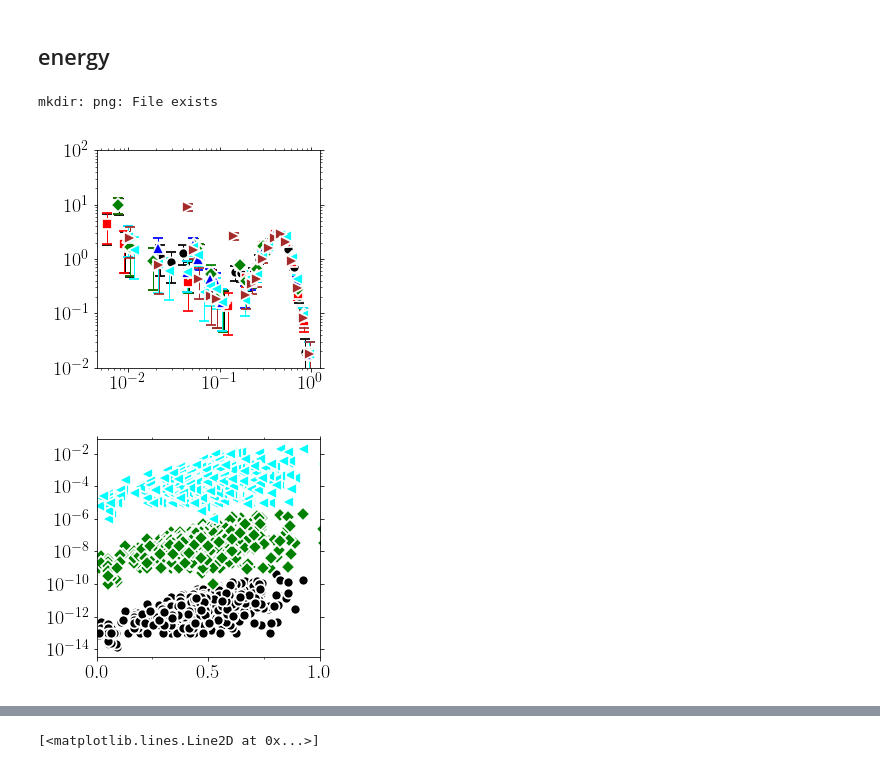
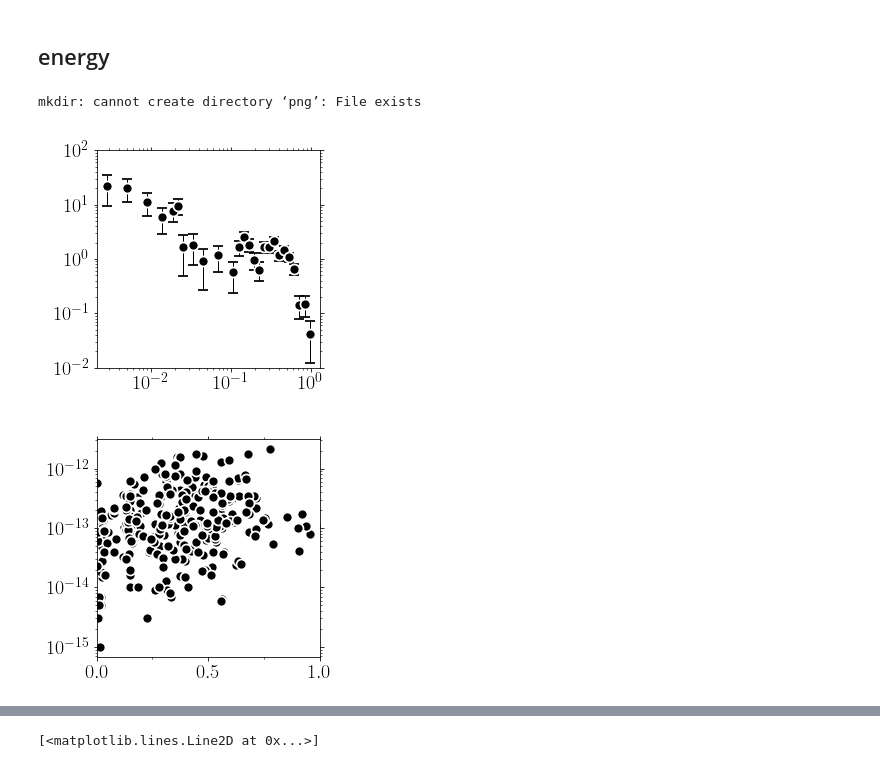
Before and after one commit to kkarimi62/vacancyDiffusion, a Jupyter notebook: postproc/postproc.ipynb, the cells around one changed output, grey strips where cells are left out. Saved outputs shown, nothing was run; the diff lists cells and outputs as text; code cells hidden in the pictures.

```diff
--- a/postproc/postproc.ipynb
+++ b/postproc/postproc.ipynb
@@ -1063,8 +1063,8 @@ if not eval(confParser['flags']['RemoteMachine']):
                      )
     #
     #--- parse data
-    temp.Parse( list(map(lambda x:'CantorNatom16KTemp%sKEnsemble8/Run%s/msd/msd.txt'%(x[0],x[1]),
-#    temp.Parse( list(map(lambda x:'NiCoCrNatom1KTemp%sK/Run%s/msd/msd.txt'%(x[0],x[1]),
+#    temp.Parse( list(map(lambda x:'CantorNatom16KTemp%sKEnsemble8/Run%s/msd/msd.txt'%(x[0],x[1]),
+    temp.Parse( list(map(lambda x:'NiCoCrNatom1KTemp%sK/Run%s/msd/msd.txt'%(x[0],x[1]),
 #    temp.Parse( list(map(lambda x:'NiNatom16KTemp%sK/Run%s/msd/msd.txt'%(x[0],x[1]),
                          temp.temps_runs ))
               )
@@ -1478,7 +1478,7 @@ class EnergyStats(Temperature):
 #        filtr = dtt > 0.0
         return dtt#[filtr]
     #
-    def PlotPdf(self,**kwargs):
+    def PlotPdf(self,column_energy = 0,**kwargs):
         #
         self.ax = utl.PltErr(None,#ans[:,0],
                         None,#1e8*ans[:,0],
@@ -1488,7 +1488,6 @@ class EnergyStats(Temperature):
         legends.Set(bbox_to_anchor=(1.0,0.5,0.5,0.5))
         #
         self.mean_rate = {}
-        column_energy = 0
         #
         for temp, indx in zip(self.temps,range(len(self.temps))):
             #--- concat. data for each temp
@@ -1503,6 +1502,12 @@ class EnergyStats(Temperature):
 #            data = np.array(data).flatten()
             #--- histogram
             hist, bin_edges, err = utl.GetPDF(data,n_per_decade=16)
+
+            #--- filtr
+            filtr = hist == err
+            hist = hist[~filtr]
+            bin_edges = bin_edges[~filtr]
+            err = err[~filtr]
         #--- plot
             utl.PltErr(bin_edges,hist,
                           yerr=err,
@@ -1520,6 +1525,55 @@ class EnergyStats(Temperature):
                    DrawFrame=DRAW_FRAME,
                    **kwargs
                   )
+    def PlotPdfConcat(self,column_energy = 0,**kwargs):
+        #
+        self.ax = utl.PltErr(None,#ans[:,0],
+                        None,#1e8*ans[:,0],
+                        attrs={'fmt':'-.r'},Plot=False)
+        symbols=utl.Symbols()
+        legends = Legends()
+        legends.Set(bbox_to_anchor=(1.0,0.5,0.5,0.5))
+        #
+        self.mean_rate = {}
+        #
+        for temp, indx in zip(self.temps,range(len(self.temps))):
+            #--- concat. data for each temp
+            data = np.concatenate(list(map(lambda x: self.data[x][:,column_energy],range(indx,indx+self.nrun))))
+            #--- remove zeros
+            data = data[data > 0.0]
+            if self.verbose:
+                print('data.shape (per temperature):',np.array(data).shape)
+            if self.verbose:
+                print('data.shape (concatenated):',data.shape)
+            #--- histogram
+#            data = np.array(data).flatten()
+            #--- histogram
+            data_concat = data.copy() if indx ==0 else np.concatenate([data_concat,data])
+        hist, bin_edges, err = utl.GetPDF(data_concat,n_per_decade=16)
+
+        #--- filtr
+        filtr = hist == err
+        hist = hist[~filtr]
+        bin_edges = bin_edges[~filtr]
+        err = err[~filtr]
+    #--- plot
+        utl.PltErr(bin_edges,hist,
+                      yerr=err,
+               attrs=symbols.GetAttrs(count=0,label=r'$%s$'%temp,fmt='.'),
+               ax = self.ax,
+               Plot=False,
+                      )
+    #
+        utl.PltErr(None,
+                   None,
+                   ax=self.ax,
+                   Plot=False,
+
+    #                    legend=legends.Get(),
+                   DrawFrame=DRAW_FRAME,
+                   **kwargs
+                  )
+
     def Scatter(self,nevery=1,**kwargs):
         self.ax = utl.PltErr(None,#ans[:,0],
                         None,#1e8*ans[:,0],
@@ -1586,39 +1640,39 @@ if not eval(confParser['flags']['RemoteMachine']):
 
     stats = EnergyStats(
 #        [1000,1200,1400,1600,1800,2000],8,
-        [1000,1200,1400,1600,1800,2000],8,
+        [2000],8,#[1000,1200,1400,1600,1800,2000],8,
 #        [1000,1400,1800],8,
 #        np.arange(1000,1440,40),1,
 #        verbose=True
                      )
-#    stats.Parse( list(map(lambda x:'CantorNatom16KTemp%sKEnsemble8/Run%s/msd/timeseries.txt'%(x[0],x[1]),
-    stats.Parse( list(map(lambda x:'NiCoCrNatom1KTemp%sK/Run%s/msd/timeseries.txt'%(x[0],x[1]),
+    stats.Parse( list(map(lambda x:'CantorNatom16KTemp%sKEnsemble8/Run%s/msd/timeseries.txt'%(x[0],x[1]),
+#    stats.Parse( list(map(lambda x:'NiCoCrNatom1KTemp%sK/Run%s/msd/timeseries.txt'%(x[0],x[1]),
 #    stats.Parse( list(map(lambda x:'NiNatom16KTemp%sK/Run%s/msd/timeseries.txt'%(x[0],x[1]),
                          stats.temps_runs ))
                )
     stats.PlotPdf(scale=False,
                         **{'xscale':'log',
                   'yscale':'log',
 #                   'xlim':(1e-3,1e0),
                    'ylim':(1e-2,1e2), #(1e-5,1e2),
 #                           'xstr':r'$\Delta t$',
 #                           'ystr':r'$P(\Delta t)$',
 #                        'ndecade_x':2,'ndecade_y':2,
                    'title':'png/BarrierPdf_cantor.png'},
 
                        )
     stats.Scatter(nevery=2,
                 **{'xscale':'linear',
                   'yscale':'log',
                    'xlim':(0,1),
 #                   'ylim':(1e-3,1e1), #(1e-5,1e2),
 #                           'xstr':r'$\Delta t$',
 #                           'ystr':r'$P(\Delta t)$',
                         'ndecade_y':2,
                    'title':'png/twVsEnergy_cantor.png',
                   }
 )
 # %% [output]
-mkdir: png: File exists
+mkdir: cannot create directory ‘png’: File exists
-[figure, old version]
+[figure, new version]
-[figure, old version]
+[figure, new version]
```
Also changed, not shown: parts of 2 cells of this notebook.
